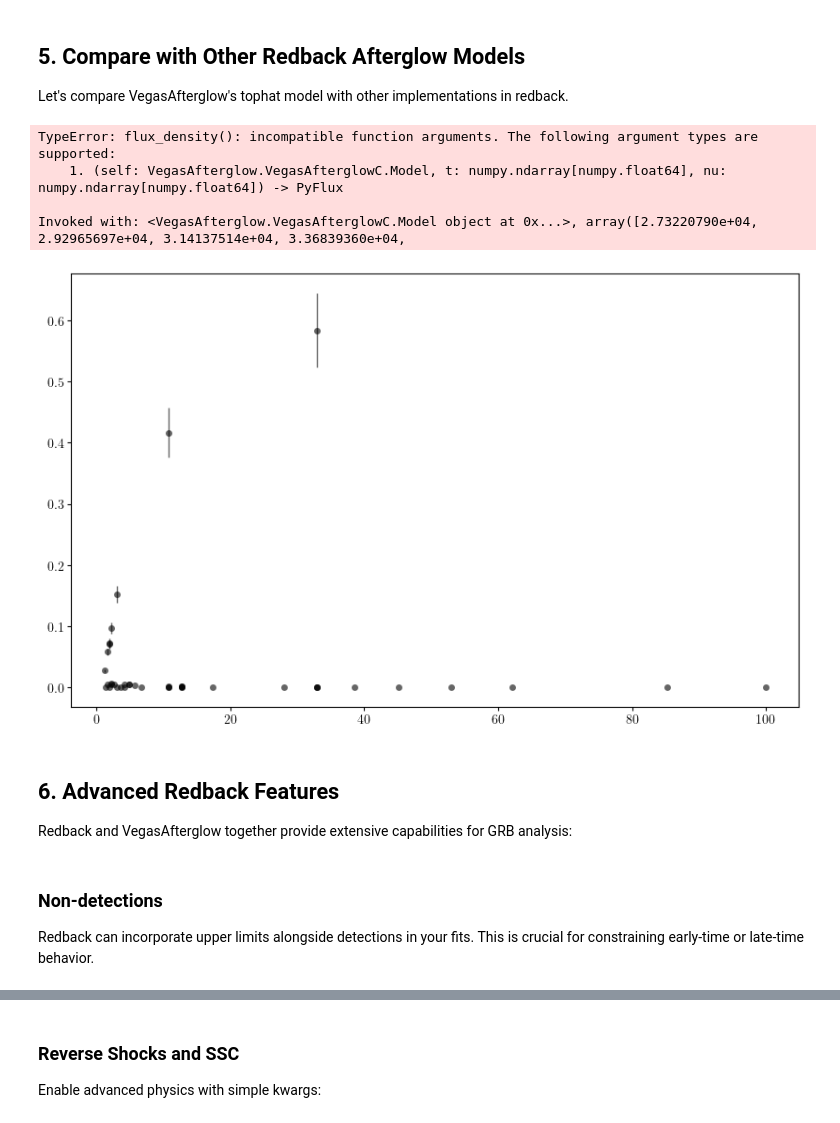
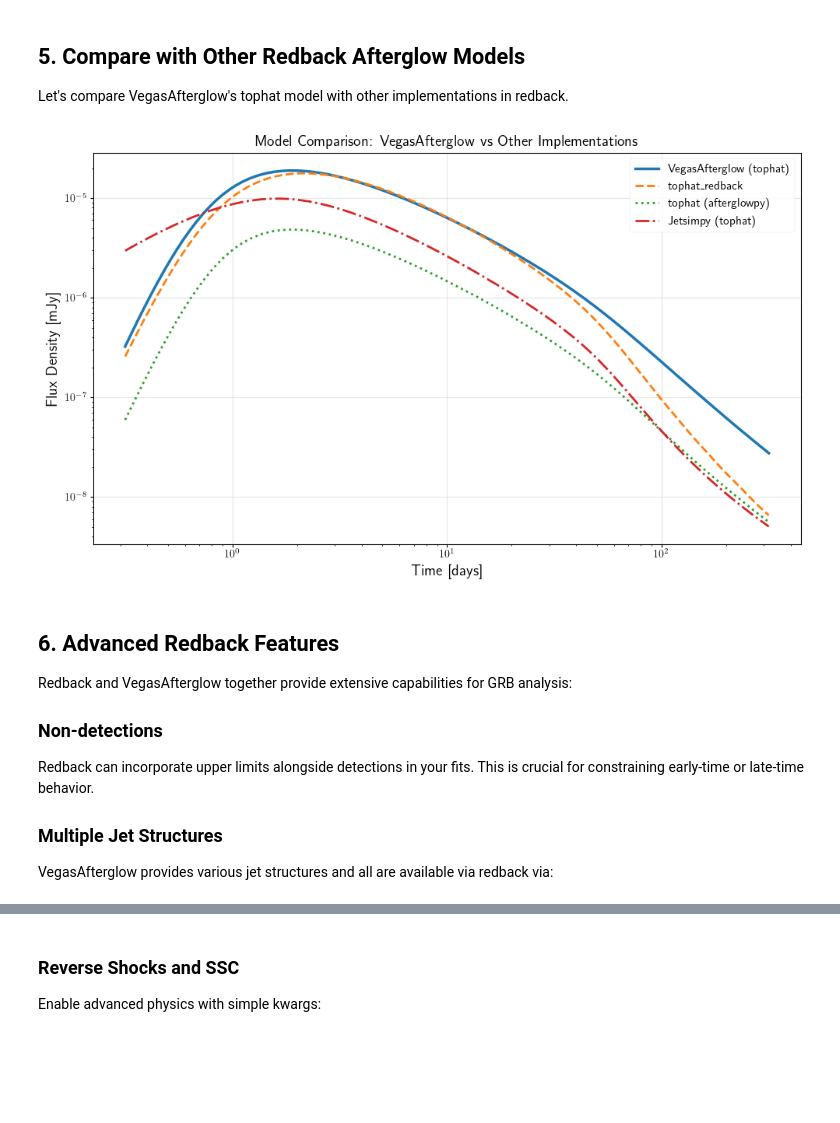
Before and after one commit to nikhil-sarin/redback, a Jupyter notebook: examples/vegas_afterglow_tutorial.ipynb, the cells around one changed output, grey strips where cells are left out. Saved outputs shown, nothing was run; the diff lists cells and outputs as text; code cells hidden in the pictures; blank space fills up the shorter version.

Commit message:
Restore and properly use _expand_to_match_time for frequency handling

```diff
--- a/examples/vegas_afterglow_tutorial.ipynb
+++ b/examples/vegas_afterglow_tutorial.ipynb
@@ -199,10 +160,6 @@ There's plenty of other functionality you could exploit, have a look at the othe
 Let's compare VegasAfterglow's tophat model with other implementations in redback.
 # %%
 fig, ax = plt.subplots(figsize=(10, 6))
-
-# Plot data
-ax.errorbar(afterglow.x, afterglow.y, yerr=afterglow.y_err,
-            fmt='o', label='Data', color='black', alpha=0.6, markersize=5)
 
 # Plot vegas model
 time_plot = np.logspace(-0.5, 2.5, 100)
@@ -211,8 +168,22 @@ vegas_flux = redback.model_library.all_models_dict['vegas_tophat'](
 ax.plot(time_plot, vegas_flux, label='VegasAfterglow (tophat)', linewidth=2.5, color='C0')
 
 # Compare with tophat_redback
-try:
-    tophat_redback_params = {
+tophat_redback_params = {
+    'redshift': parameters['redshift'],
+    'thv': parameters['thv'],
+    'loge0': parameters['loge0'],
+    'thc': parameters['thc'],
+    'logn0': parameters['lognism'],
+    'p': parameters['p'],
+    'logepse': parameters['logepse'],
+    'logepsb': parameters['logepsb'],
+    'g0': parameters['g0'],
+    'xiN': 1.0
+}
+tophat_redback_flux = redback.model_library.all_models_dict['tophat_redback'](
+    time=time_plot, **tophat_redback_params, frequency=2e17, output_format='flux_density')
+ax.plot(time_plot, tophat_redback_flux, '--', label='tophat_redback', linewidth=2, color='C1')
+tophat_params = {
         'redshift': parameters['redshift'],
         'thv': parameters['thv'],
         'loge0': parameters['loge0'],
@@ -221,77 +192,52 @@ try:
         'p': parameters['p'],
         'logepse': parameters['logepse'],
         'logepsb': parameters['logepsb'],
-        'g0': parameters['g0'],
-        'xiN': 1.0
-    }
-    tophat_redback_flux = redback.model_library.all_models_dict['tophat_redback'](
-        time=time_plot, **tophat_redback_params, **model_kwargs
-    )
-    ax.plot(time_plot, tophat_redback_flux, '--', label='tophat_redback', linewidth=2, color='C1')
-except Exception as e:
-    print(f"tophat_redback comparison failed: {e}")
-
-# Compare with basic tophat (if ISM)
-try:
-    tophat_params = {
-        'redshift': parameters['redshift'],
-        'thv': parameters['thv'],
-        'loge0': parameters['loge0'],
-        'thc': parameters['thc'],
-        'logn0': parameters['lognism'],
-        'p': parameters['p'],
-        'logepse': parameters['logepse'],
-        'logepsb': parameters['logepsb'],
-        'xiN': 1.0
-    }
-    tophat_flux = redback.model_library.all_models_dict['tophat'](
-        time=time_plot, **tophat_params, **model_kwargs
-    )
-    ax.plot(time_plot, tophat_flux, ':', label='tophat (basic)', linewidth=2, color='C2')
-except Exception as e:
-    print(f"tophat comparison failed: {e}")
+        'g0':parameters['g0'],
+        'ksin':1}
+tophat_flux = redback.model_library.all_models_dict['tophat'](
+    time=time_plot, **tophat_params, frequency=2e17, output_format='flux_density')
+ax.plot(time_plot, tophat_flux, ':', label='tophat (afterglowpy)', linewidth=2, color='C2')
 
 # Compare with jetsimpy if available
 try:
     jetsimpy_params = {
         'redshift': parameters['redshift'],
         'thv': parameters['thv'],
         'loge0': parameters['loge0'],
         'thc': parameters['thc'],
         'nism': 10**parameters['lognism'],
         'A': 10**parameters['loga'],
         'p': parameters['p'],
         'logepse': parameters['logepse'],
         'logepsb': parameters['logepsb'],
         'g0': parameters['g0']
     }
     jetsimpy_flux = redback.model_library.all_models_dict['jetsimpy_tophat'](
-        time=time_plot, **jetsimpy_params, **model_kwargs
-    )
+        time=time_plot, **jetsimpy_params, frequency=2e17, output_format='flux_density')
     ax.plot(time_plot, jetsimpy_flux, '-.', label='Jetsimpy (tophat)', linewidth=2, color='C3')
 except Exception as e:
     print(f"Jetsimpy comparison skipped: {e}")
 
 ax.set_xlabel('Time [days]', fontsize=14)
 ax.set_ylabel('Flux Density [mJy]', fontsize=14)
 ax.set_xscale('log')
 ax.set_yscale('log')
 ax.legend(fontsize=11, loc='best')
 ax.grid(alpha=0.3)
 ax.set_title('Model Comparison: VegasAfterglow vs Other Implementations', fontsize=14)
 plt.tight_layout()
 plt.show()
 # %% [output]
-TypeError: flux_density(): incompatible function arguments. The following argument types are supported:
-    1. (self: VegasAfterglow.VegasAfterglowC.Model, t: numpy.ndarray[numpy.float64], nu: numpy.ndarray[numpy.float64]) -> PyFlux
-
-Invoked with: <VegasAfterglow.VegasAfterglowC.Model object at 0x...>, array([2.73220790e+04, 2.92965697e+04, 3.14137514e+04, 3.36839360e+04,
-[figure, old version]
+[figure, new version]
-# %% [markdown]
-## 6. Advanced Redback Features
-
-Redback and VegasAfterglow together provide extensive capabilities for GRB analysis:
 # %% [markdown]
+## 6. Advanced Redback Features
+
+Redback and VegasAfterglow together provide extensive capabilities for GRB analysis:
+
 ### Non-detections
 
 Redback can incorporate upper limits alongside detections in your fits. This is crucial for constraining early-time or late-time behavior.
+
+### Multiple Jet Structures
+
+VegasAfterglow provides various jet structures and all are available via redback via:
```
Also changed, not shown: parts of 17 cells of this notebook, 1 other file.
